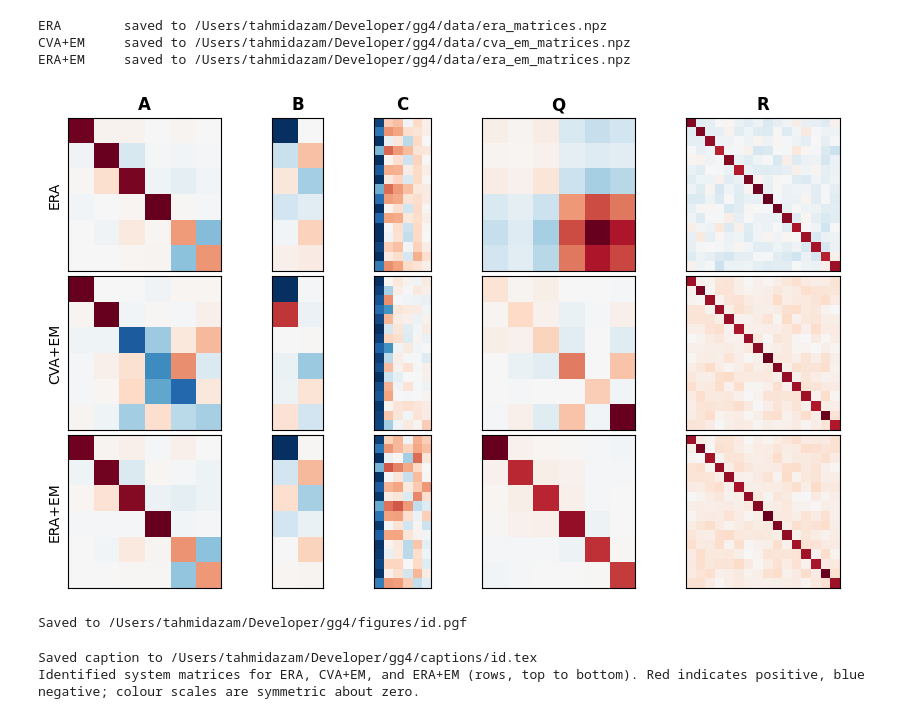
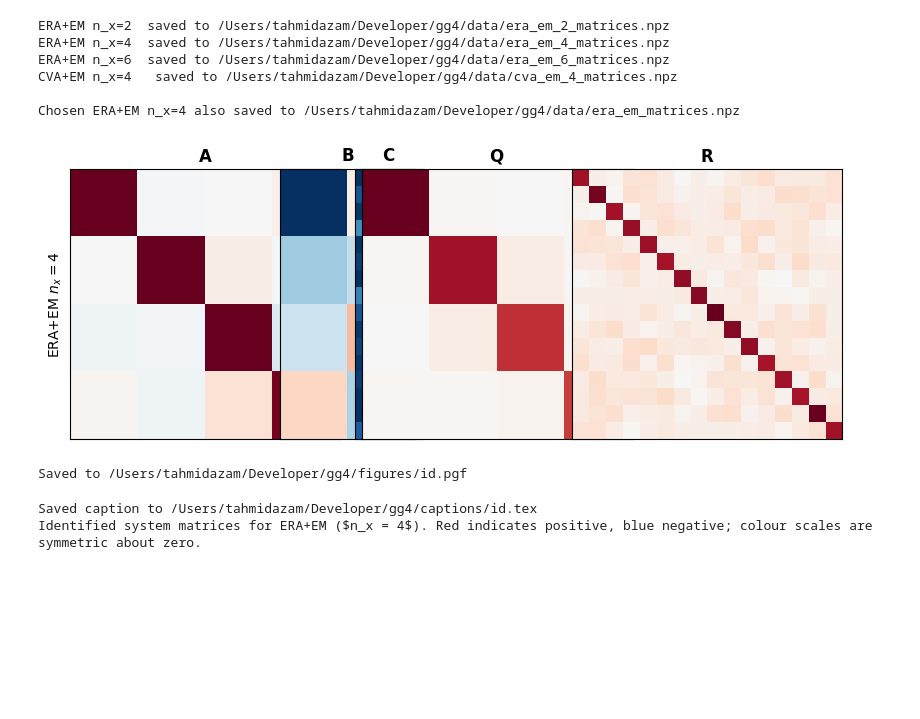
Before and after one commit to tahmidazam/gg4, a Jupyter notebook: notebooks/id/id.ipynb, the cells around one changed output. Saved outputs shown, nothing was run; the diff lists cells and outputs as text; code cells hidden in the pictures; blank space fills up the shorter version.

```diff
--- a/notebooks/id/id.ipynb
+++ b/notebooks/id/id.ipynb
@@ -34,18 +39,16 @@ from pgf_utils import (
 from system_estimate import SystemEstimate
 # %%
 # ── experiment constants ───────────────────────────────────────────────────────
-NOISE_SEED  = 1        # brain seed for ERA noise covariance estimation
-CVA_SEED    = 2        # brain seed for CVA+EM time series
-DRIVE_SEED  = 42       # RNG seed for CVA+EM / ERA+EM random drive
+ERA_DRIVE_SEED = 9      # RNG seed for ERA OLS input sequence
+EM_SEED        = 2      # Brain seed for ERA+EM / CVA+EM time series
+EM_DRIVE_SEED  = 42     # RNG seed for ERA+EM / CVA+EM random drive
 
-N_NOISE_LAGS = 30
-N_SAMPLES    = 5000    # timesteps for ERA noise estimation and CVA/ERA+EM training
-
-HORIZON     = 30
+N_SAMPLES   = 5000      # timesteps for training
+HORIZON     = 30        # CVA+EM block-Hankel horizon
 MAX_EM_ITER = 200
 EM_TOL      = 1e-6
 
-# ERA+EM uses the same time-series data as CVA+EM for a fair comparison
-ERA_EM_SEED       = CVA_SEED
-ERA_EM_DRIVE_SEED = DRIVE_SEED
+# Set this after inspecting freq_map and bode for n_x = 2, 4, 6.
+# The chosen ERA+EM model is also saved to ERA_EM_PATH for downstream use.
+CHOSEN_LATENT_DIM = 4
 # %%
@@ -130,20 +138,31 @@ ERA+EM EM converged in 69 iterations
 # %%
 # ── save identified matrices ───────────────────────────────────────────────────
 DATA_DIR.mkdir(parents=True, exist_ok=True)
-for est, path in zip(ESTIMATES, [ERA_PATH, CVA_EM_PATH, ERA_EM_PATH]):
-    est.save(path)
-    print(f"{est.label:10s} saved to {path.resolve()}")
+
+for n_x, path in zip(LATENT_DIMS, ERA_EM_PATHS):
+    ESTIMATES[n_x].save(path)
+    print(f"ERA+EM n_x={n_x}  saved to {path.resolve()}")
+
+CVA_EM_4.save(CVA_EM_4_PATH)
+print(f"CVA+EM n_x=4   saved to {CVA_EM_4_PATH.resolve()}")
+
+# Save chosen ERA+EM to ERA_EM_PATH for downstream notebooks (e.g. obs_reconstruction).
+ESTIMATES[CHOSEN_LATENT_DIM].save(ERA_EM_PATH)
+print(f"\nChosen ERA+EM n_x={CHOSEN_LATENT_DIM} also saved to {ERA_EM_PATH.resolve()}")
 # %% [output]
-ERA        saved to /Users/tahmidazam/Developer/gg4/data/era_matrices.npz
-CVA+EM     saved to /Users/tahmidazam/Developer/gg4/data/cva_em_matrices.npz
-ERA+EM     saved to /Users/tahmidazam/Developer/gg4/data/era_em_matrices.npz
+ERA+EM n_x=2  saved to /Users/tahmidazam/Developer/gg4/data/era_em_2_matrices.npz
+ERA+EM n_x=4  saved to /Users/tahmidazam/Developer/gg4/data/era_em_4_matrices.npz
+ERA+EM n_x=6  saved to /Users/tahmidazam/Developer/gg4/data/era_em_6_matrices.npz
+CVA+EM n_x=4   saved to /Users/tahmidazam/Developer/gg4/data/cva_em_4_matrices.npz
+
+Chosen ERA+EM n_x=4 also saved to /Users/tahmidazam/Developer/gg4/data/era_em_matrices.npz
 # %%
 # ── display ────────────────────────────────────────────────────────────────────
 configure_screen()
-fig = make_id_figure(ESTIMATES, figsize=(8, 5))
+fig = make_id_figure([ESTIMATES[CHOSEN_LATENT_DIM]], figsize=(8, 3))
 plt.show()
 # %% [output]
-[figure, old version]
+[figure, new version]
 # %%
 # ── pgf export ─────────────────────────────────────────────────────────────────
 FIG_WIDTH_FRAC  = 0.5   # fraction of A4 content width
@@ -159,18 +178,18 @@ plt.close(fig)
 # %% [output]
 Saved to /Users/tahmidazam/Developer/gg4/figures/id.pgf
 # %%
+# ── caption ────────────────────────────────────────────────────────────────────
+chosen = ESTIMATES[CHOSEN_LATENT_DIM]
+n_x = CHOSEN_LATENT_DIM
+n_y = chosen.C.shape[0]
+n_u = chosen.B.shape[1]
 
-# ── caption ────────────────────────────────────────────────────────────────────
-labels = ", ".join(
-    (est.label if i < len(ESTIMATES) - 1 else f"and {est.label}")
-    for i, est in enumerate(ESTIMATES)
-)
 caption = (
-    rf"Identified system matrices for {labels} (rows, top to bottom). "
+    rf"Identified system matrices for ERA+EM ($n_x = {n_x}$). "
     r"Red indicates positive, blue negative; colour scales are symmetric about zero."
 )
 save_caption(CAPTIONS_PATH / "id.tex", caption, NOTEBOOK_GITHUB_URL)
 print(caption)
 # %% [output]
 Saved caption to /Users/tahmidazam/Developer/gg4/captions/id.tex
-Identified system matrices for ERA, CVA+EM, and ERA+EM (rows, top to bottom). Red indicates positive, blue negative; colour scales are symmetric about zero.
+Identified system matrices for ERA+EM ($n_x = 4$). Red indicates positive, blue negative; colour scales are symmetric about zero.
```
Also changed, not shown: parts of 4 cells of this notebook, 46 other files.
